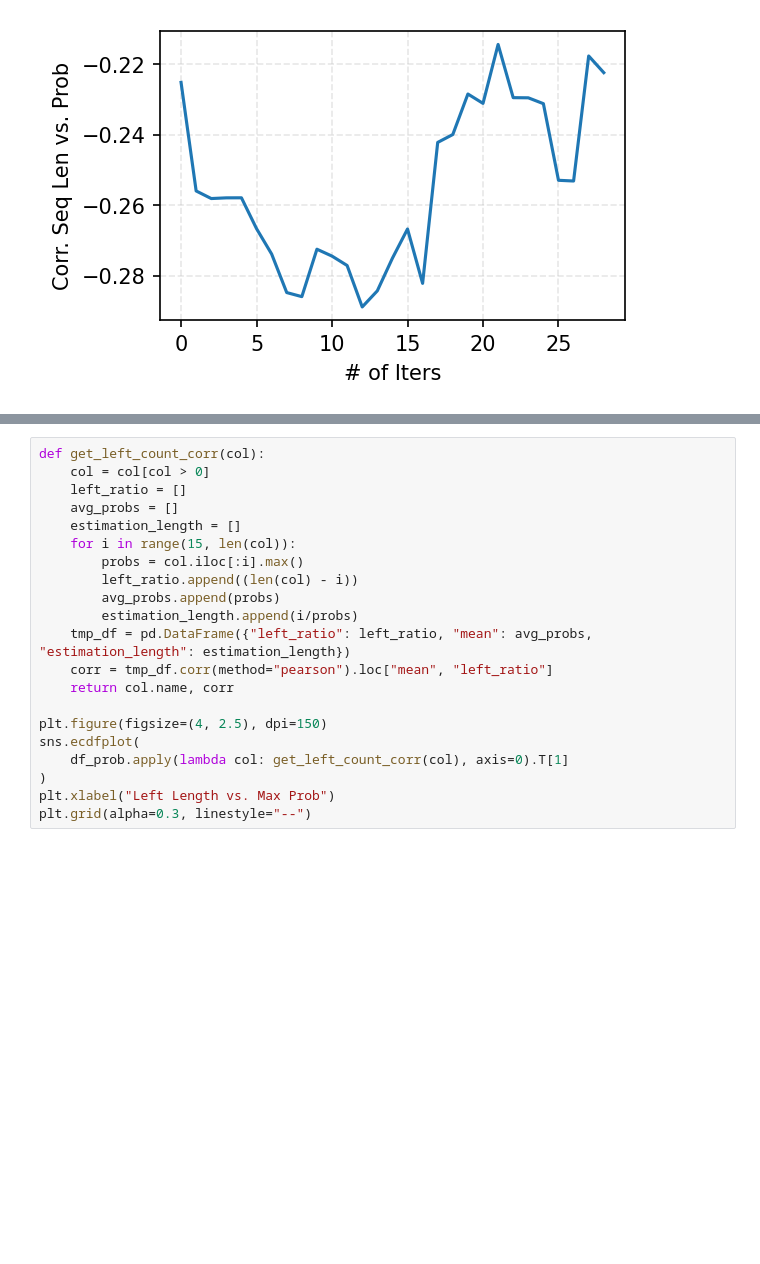
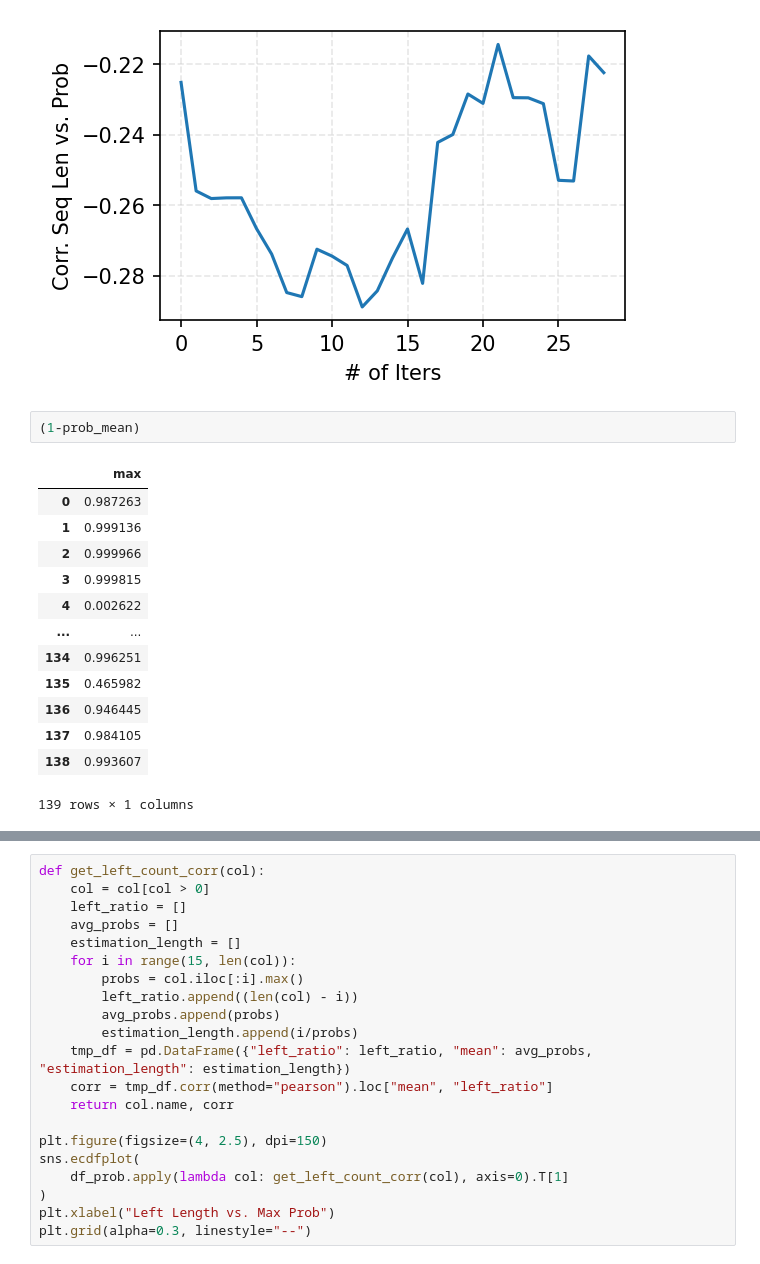
Before and after one commit to chengzhi-lu/vllm, a Jupyter notebook: examples/analysis/data/eos_pos_analysis.ipynb, the cells around one changed output, grey strips where cells are left out. Drawn from its saved outputs; the diff is of its cells as text; blank space fills up the shorter version.

```diff
--- a/examples/analysis/data/eos_pos_analysis.ipynb
+++ b/examples/analysis/data/eos_pos_analysis.ipynb
@@ -44,3 +44,19 @@ plt.grid(alpha=0.3, linestyle="--")
 # plt.savefig("fig/eos_corr.pdf")
 # %% [output]
 [figure]
+# %%
+(1-prob_mean)
+# %% [output]
+|  | max |
+| 0 | 0.987263 |
+| 1 | 0.999136 |
+| 2 | 0.999966 |
+| 3 | 0.999815 |
+| 4 | 0.002622 |
+| ... | ... |
+| 134 | 0.996251 |
+| 135 | 0.465982 |
+| 136 | 0.946445 |
+| 137 | 0.984105 |
+| 138 | 0.993607 |
+139 rows × 1 columns
```
Also changed, not shown: parts of 4 cells of this notebook, 11 other files.
